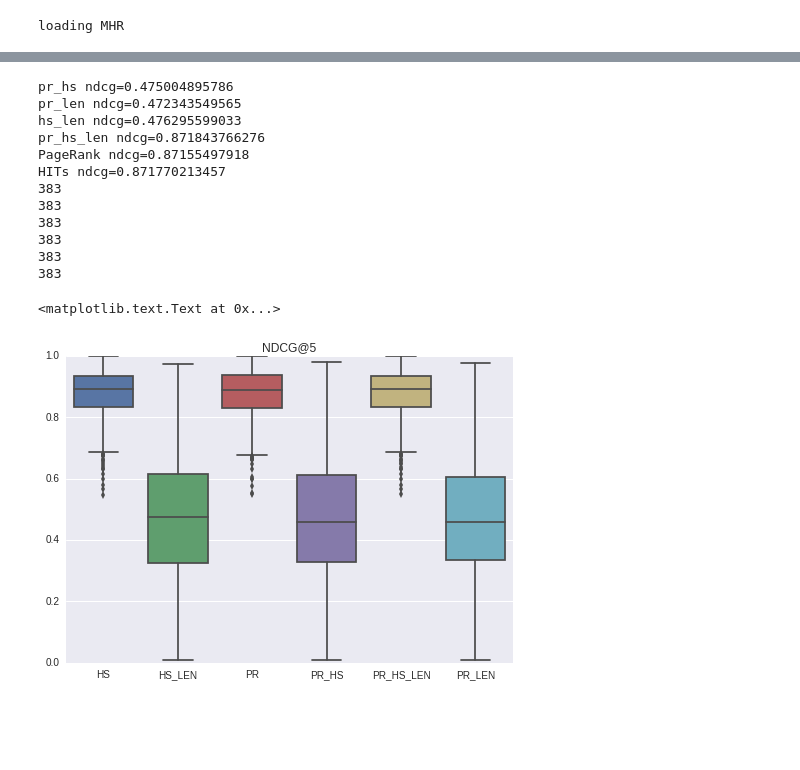
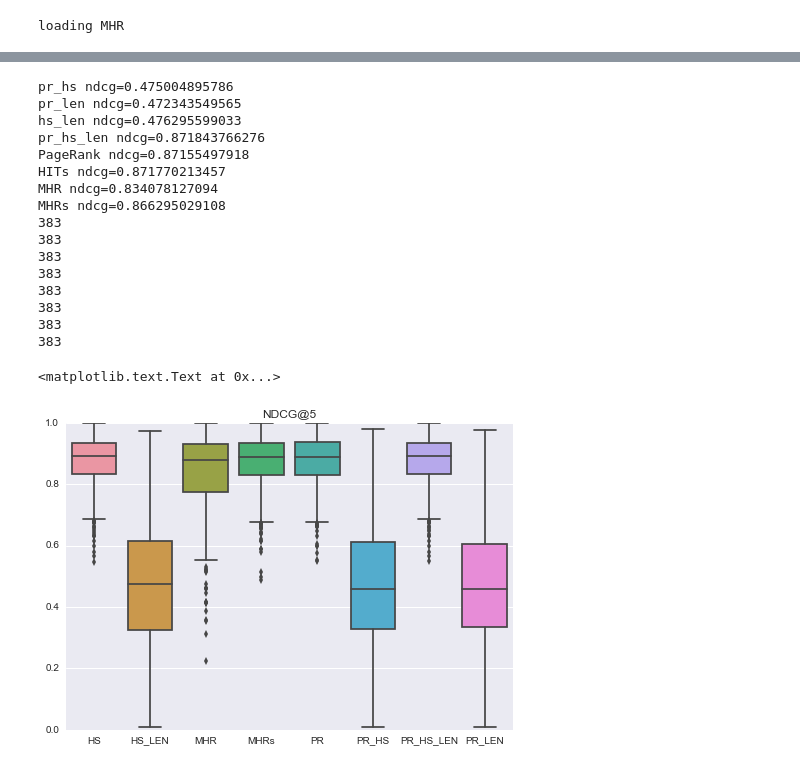
Before and after one commit to vwoloszyn/MRR, a Jupyter notebook: PR_HS_LEN_combined.ipynb, the cells around one changed output, grey strips where cells are left out. Drawn from its saved outputs; the diff is of its cells as text; code cells hidden in the pictures; blank space fills up the shorter version.

```diff
--- a/PR_HS_LEN_combined.ipynb
+++ b/PR_HS_LEN_combined.ipynb
@@ -84,36 +81,52 @@ ndcg_hs=ndcg.calc_ndcg(reviews_features,'hits',k)
 corr_hs=ndcg.calc_corr(reviews_features,'hits')
 print "HITs ndcg="+str(np.mean(ndcg_hs))
 
+ndcg_mhr=ndcg.calc_ndcg(reviews_features,'powerWithStar',k)
+corr_mhr=ndcg.calc_corr(reviews_features,'powerWithStar')
+print "MHR ndcg="+str(np.mean(ndcg_mhr))
+
+ndcg_mhrs=ndcg.calc_ndcg(reviews_features,'MHRs',k)
+corr_mhrs=ndcg.calc_corr(reviews_features,'MHRs')
+print "MHRs ndcg="+str(np.mean(ndcg_mhrs))
+
 print (len(ndcg_pr_hs))
 print (len(ndcg_pr_len))
 print (len(ndcg_hs_len))
 print (len(ndcg_pr_hs_len))
 print (len(ndcg_hs))
 print (len(ndcg_pr))
+print (len(ndcg_mhr))
+print (len(ndcg_mhrs))
 
 tip={}
 tip['PR_HS']=ndcg_pr_hs
 tip['PR_LEN']=ndcg_pr_len
 tip['HS_LEN']=ndcg_hs_len
 tip['PR_HS_LEN']=ndcg_pr_hs_len
 tip['HS']=ndcg_hs
 tip['PR']=ndcg_pr
+tip['MHR']=ndcg_mhr
+tip['MHRs']=ndcg_mhrs
 df = pd.DataFrame(tip)
 ax = sns.boxplot(data=df)
 #ax = sns.swarmplot(data=df, color=".25")
 ax.set_title('NDCG@'+str(k))
 # %% [output]
 pr_hs ndcg=0.475004895786
 pr_len ndcg=0.472343549565
 hs_len ndcg=0.476295599033
 pr_hs_len ndcg=0.871843766276
 PageRank ndcg=0.87155497918
 HITs ndcg=0.871770213457
+MHR ndcg=0.834078127094
+MHRs ndcg=0.866295029108
 383
 383
 383
 383
 383
 383
+383
+383
 <matplotlib.text.Text at 0x...>
-[figure, old version]
+[figure, new version]
```
Also changed, not shown: parts of 3 cells of this notebook, 2 other files.
